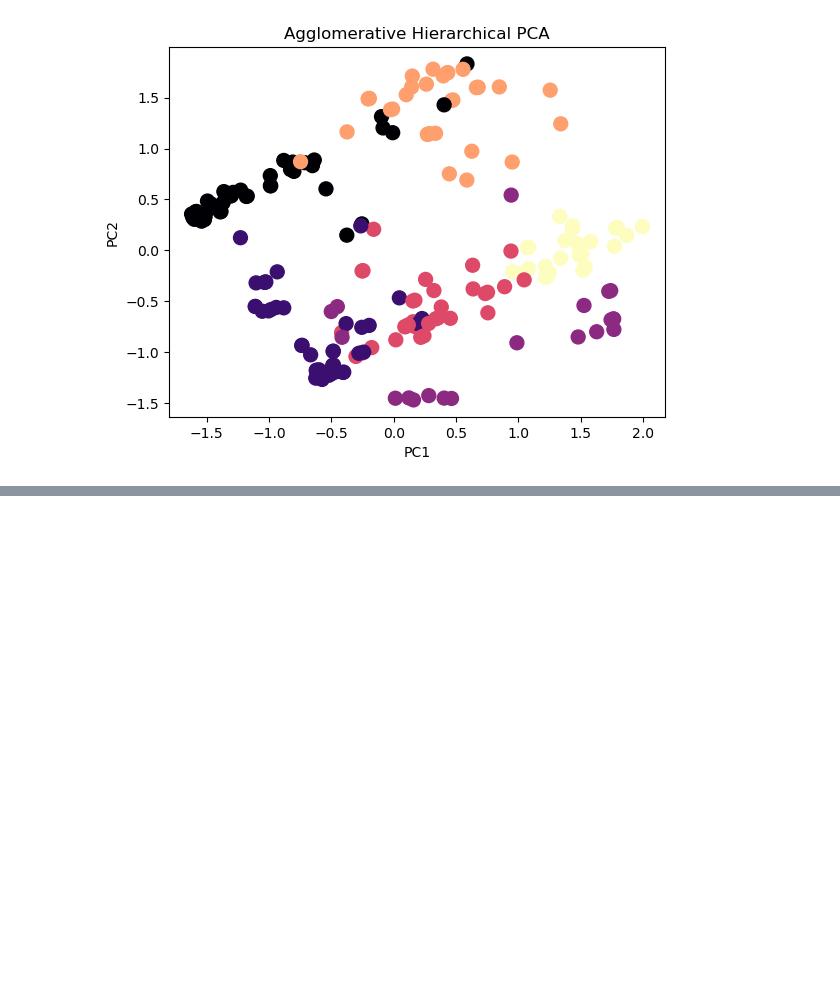
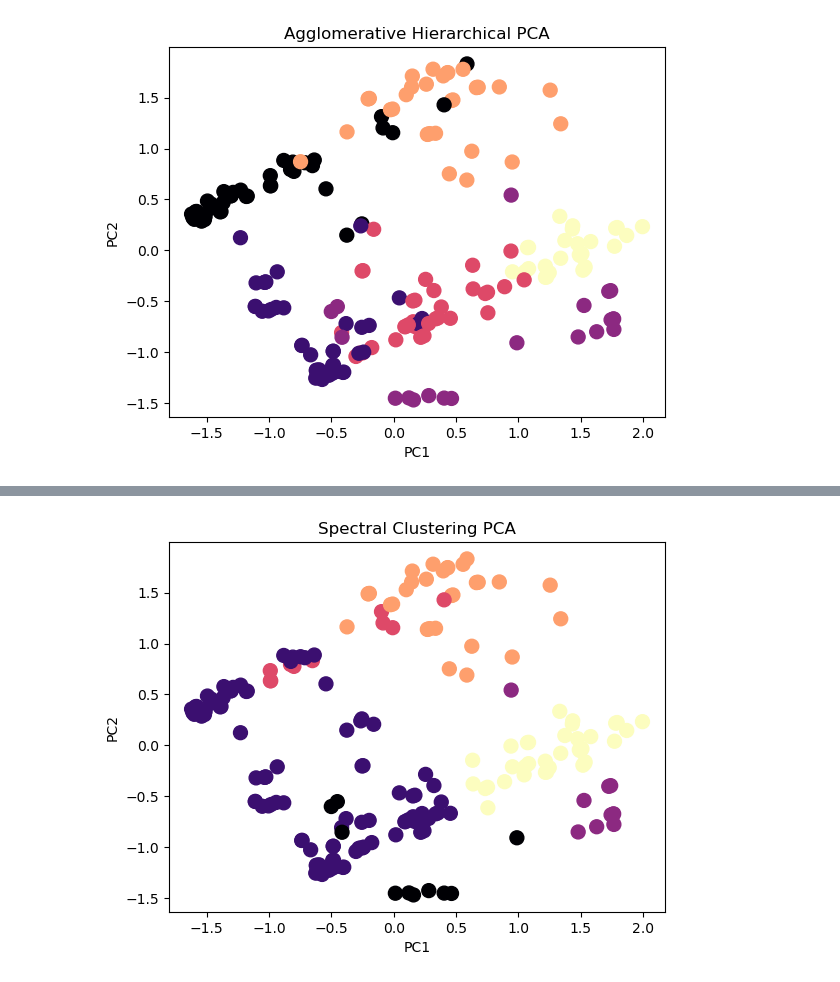
Before and after one commit to unicorn-yh/Deep-Learning-Mindspore, a Jupyter notebook: Car Clustering/car.ipynb, the cells around one changed output, grey strips where cells are left out. Cells and saved outputs as stored; diff of their text form; code cells hidden in the pictures; blank space fills up the shorter version.

```diff
--- a/Car Clustering/car.ipynb
+++ b/Car Clustering/car.ipynb
@@ -561,0 +635,5 @@ ValueError: Could not interpret value `bill_length_mm` for parameter `x`
+# %%
+from sklearn.cluster import SpectralClustering
+clustering = SpectralClustering(n_clusters=6).fit(features3)
+labels = clustering.labels_
+labels
@@ -561,0 +651,11 @@ ValueError: Could not interpret value `bill_length_mm` for parameter `x`
+# %%
+#绘制聚类结果2维的散点图
+plt.scatter(features3[:,0],features3[:,1],c=labels,s=100,cmap='magma')
+'''for ii in np.arange(205):
+    plt.text(features3[ii,0],features3[ii,1],s=car_data.car_ID[ii])'''
+plt.xlabel('PC1')
+plt.ylabel('PC2')
+plt.title('Spectral Clustering PCA')
+plt.show()
+# %% [output]
+[figure, added]
```
Also changed, not shown: parts of 15 cells of this notebook.
